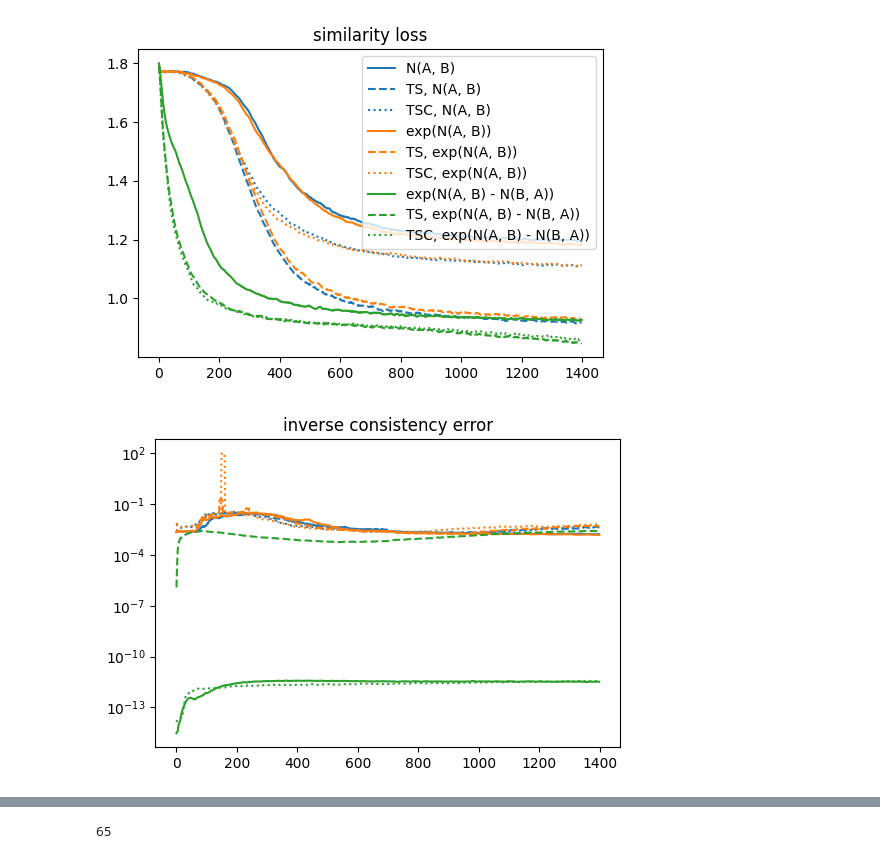
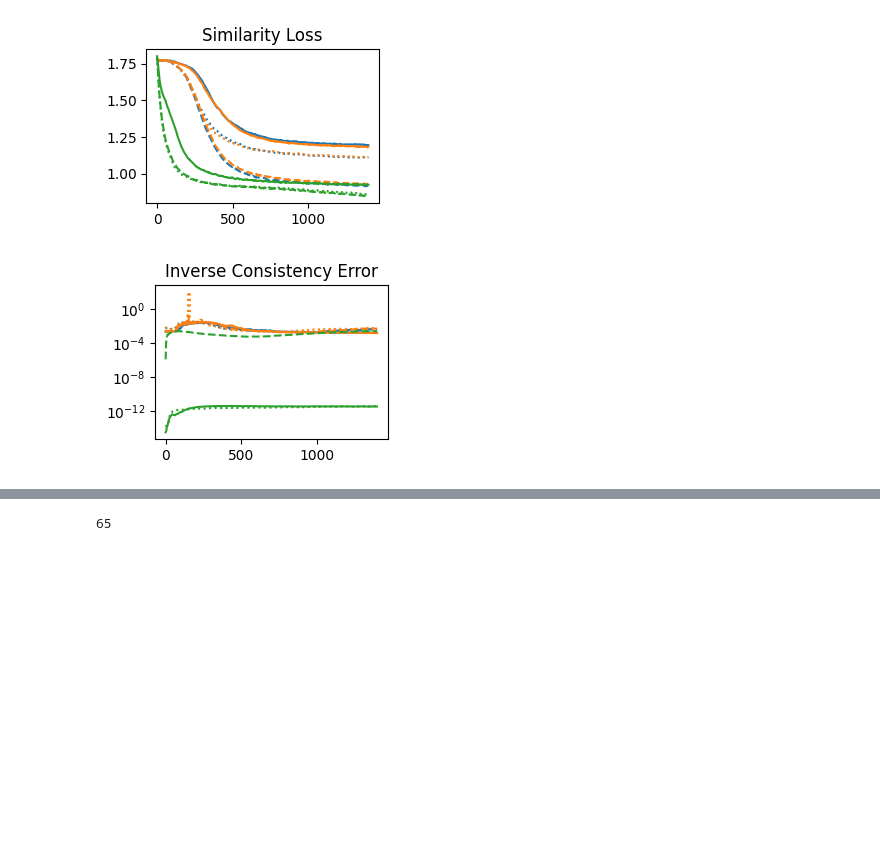
Before and after one commit to uncbiag/ByConstructionICON, a Jupyter notebook: affine_3x3_paperfig.ipynb, the cells around one changed output, grey strips where cells are left out. Drawn from its saved outputs; the diff is of its cells as text; code cells hidden in the pictures; blank space fills up the shorter version.

```diff
--- a/affine_3x3_paperfig.ipynb
+++ b/affine_3x3_paperfig.ipynb
@@ -5,7 +5,7 @@ curves2 = []
 import glob
 curves2 = [torch.load(f) for f in glob.glob("results/affine_3x3_manyruns*/curves.trch")]
 
-plt.rcParams["figure.figsize"] = (6,4)
+plt.rcParams["figure.figsize"] = (3,2)
 # %%
 experiments = list(curves2[0].keys())
 for j, experiment_name in enumerate(experiments):
@@ -77,38 +77,40 @@ for i, metric_name in ((0, "similarity_loss"), (1, "inverse_consistency_loss")):
             #    ddata = ddata[::2]
             #else:
             #    ddata = ddata[:len(ddata) // 2]
 
             plt.plot(ddata, c=color, linestyle=line_styles[j % 3])
 
         if metric_name == "inverse_consistency_loss":
             plt.yscale("log")
             metric_name = "inverse_consistency_error"
 
-        plt.title(metric_name.replace("_", " "))
+        #plt.title(metric_name.replace("_", " "))
 
         if i == 0:
+            plt.title("Similarity Loss")
             #plt.legend([("direct" if "matrix" in e[5:].split("_stepXX")[0] else e[5:].split("_stepXX")[0]) +" " +e.split("XX")[1] for e in experiments])
-            plt.legend(["N(A, B)", "TS, N(A, B)", "TSC, N(A, B)", "exp(N(A, B))", "TS, exp(N(A, B))", "TSC, exp(N(A, B))",
-                        "exp(N(A, B) - N(B, A))", "TS, exp(N(A, B) - N(B, A))", "TSC, exp(N(A, B) - N(B, A))"])
+            #plt.legend(["N(A, B)", "TS, N(A, B)", "TSC, N(A, B)", "exp(N(A, B))", "TS, exp(N(A, B))", "TSC, exp(N(A, B))",
+            #            "exp(N(A, B) - N(B, A))", "TS, exp(N(A, B) - N(B, A))", "TSC, exp(N(A, B) - N(B, A))"], ncols=3)
             plt.savefig("affine_3x3_paperfig_sim.pdf", bbox_inches='tight')
             plt.show()
             plt.clf()
         else:
+            plt.title("Inverse Consistency Error")
             plt.savefig("affine_3x3_paperfig_inverse.pdf", bbox_inches='tight')
 
 
 
 
 #plt.subplot(1, 3, 3)
 #plt.xticks([])
 #plt.yticks([])
 
 #for j in range(9):
 #    plt.plot([0], c=colors[j // 3], linestyle=line_styles[j % 3])
 #plt.box(False)
 # %% [output]
-[figure, old version]
+[figure, new version]
-[figure, old version]
+[figure, new version]
 # %%
 plt.plot?
 # %%
```
Also changed, not shown: parts of 3 cells of this notebook, 6 other files.
